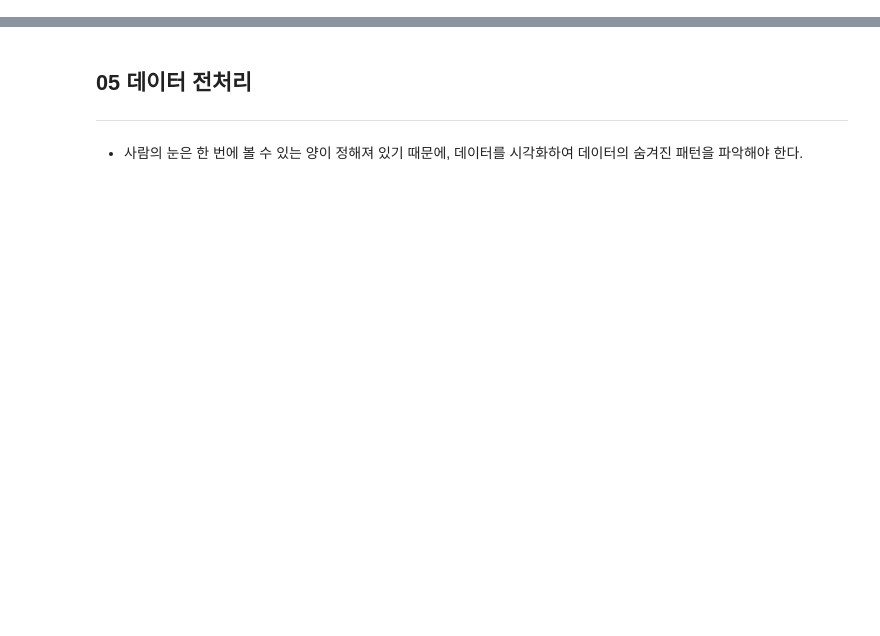
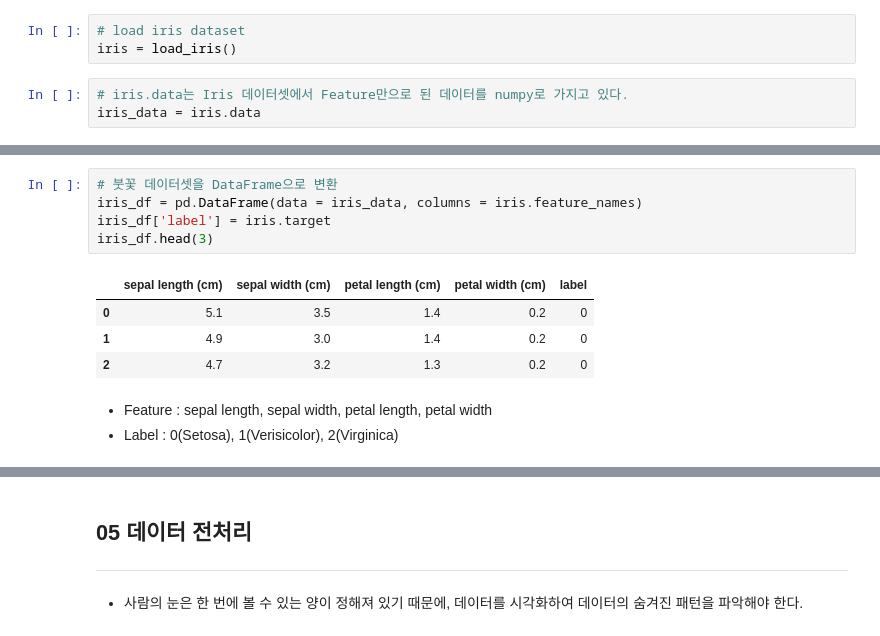
Before and after one commit to Dkepffl/2022-1-ESAA, a Jupyter notebook: Assignment/Assignment0402_scikitlearn.ipynb, the cells around one changed output, grey strips where cells are left out. Saved outputs shown, nothing was run; the diff lists cells and outputs as text; blank space fills up the shorter version.

```diff
--- a/Assignment/Assignment0402_scikitlearn.ipynb
+++ b/Assignment/Assignment0402_scikitlearn.ipynb
@@ -30,0 +63,6 @@ ___
+# %%
+# load iris dataset
+iris = load_iris()
+# %%
+# iris.data는 Iris 데이터셋에서 Feature만으로 된 데이터를 numpy로 가지고 있다.
+iris_data = iris.data
@@ -30,0 +81,13 @@ ___
+# %%
+# 붓꽃 데이터셋을 DataFrame으로 변환
+iris_df = pd.DataFrame(data = iris_data, columns = iris.feature_names)
+iris_df['label'] = iris.target
+iris_df.head(3)
+# %% [output]
+|  | sepal length (cm) | sepal width (cm) | petal length (cm) | petal width (cm) | label |
+| 0 | 5.1 | 3.5 | 1.4 | 0.2 | 0 |
+| 1 | 4.9 | 3.0 | 1.4 | 0.2 | 0 |
+| 2 | 4.7 | 3.2 | 1.3 | 0.2 | 0 |
+# %% [markdown]
+- Feature : sepal length, sepal width, petal length, petal width
+- Label : 0(Setosa), 1(Verisicolor), 2(Virginica)
```
Also changed, not shown: parts of 80 cells of this notebook.
